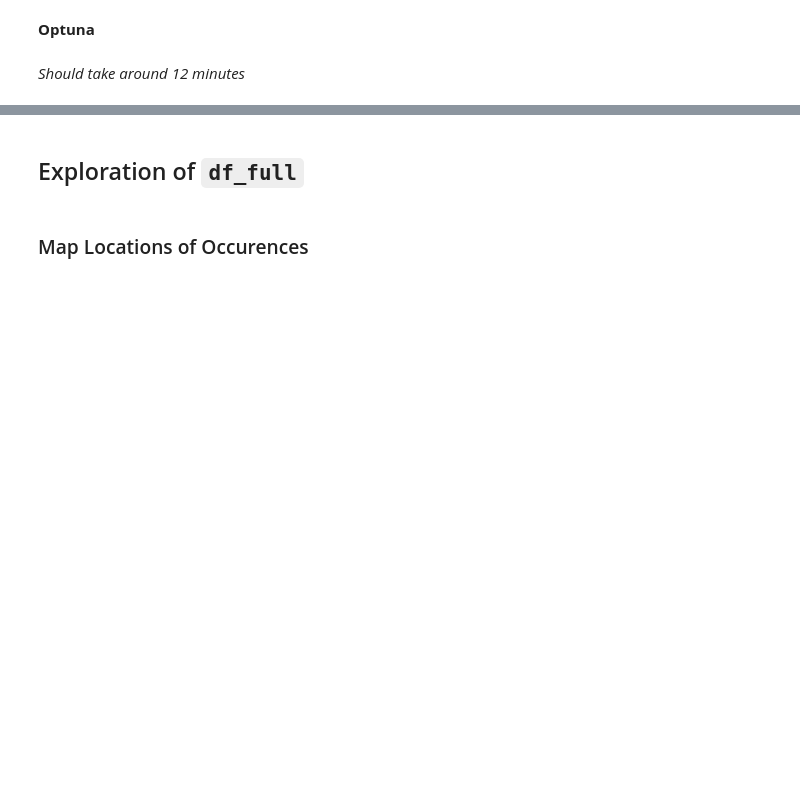
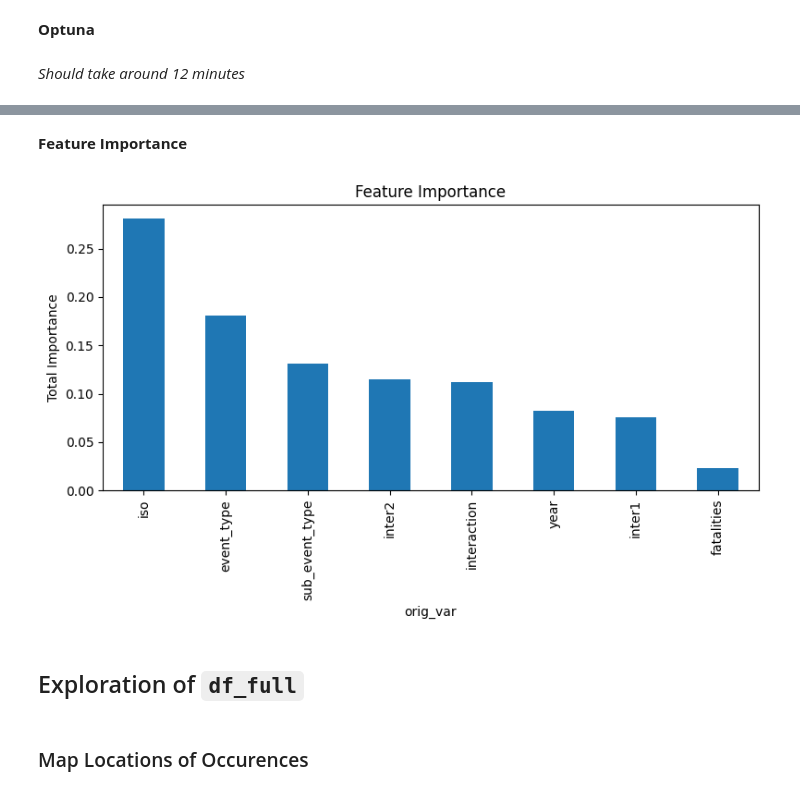
Before and after one commit to felipeq22/machine_learning_project, a Jupyter notebook: Other_Features.ipynb, the cells around one changed output, grey strips where cells are left out. Cells and saved outputs as stored; diff of their text form; code cells hidden in the pictures; blank space fills up the shorter version.

```diff
--- a/Other_Features.ipynb
+++ b/Other_Features.ipynb
@@ -183,7 +184,7 @@ selected_features = [
     'year', 'iso', 'longitude', 'latitude',
     'event_type', 'sub_event_type',
     'inter1', 'inter2', 'interaction',
-    'fatalities', 'event_id_cnty', 'target_group'
+    'fatalities', 'target_group'
 ]
 
 df_subset = df_full[selected_features].copy()
@@ -237,14 +234,8 @@ dtype: int64
-# %%
-target_map = {
-    'Women': 1,
-    'Health Worker': 2,
-    'Media': 3,
-    'Peacekeeper': 4
-}
-df_subset['target_group'] = df_subset['target_group'].map(target_map)
 # %% [markdown]
 **Test, Train, Validation Split**
 # %%
+label_encoder = LabelEncoder()
+
 X = df_subset.drop('target_group', axis=1)
-y = df_subset['target_group']
+y = label_encoder.fit_transform(df_subset['target_group'])
 # %%
@@ -357,3 +364,36 @@ vis.plot_parallel_coordinate(study).show()
+# %% [markdown]
+**Feature Importance**
+# %%
+cat_features = preprocessor.named_transformers_['cat'].get_feature_names_out(categorical_features)
+num_features = numerical_features
+feature_names = np.concatenate([cat_features, num_features])
+
+importances = rf_optuna.feature_importances_
+
+# Map each feature to its original variable
+def get_original_var(name):
+    for var in categorical_features:
+        if name.startswith(var + '_'):
+            return var
+    if name in numerical_features:
+        return name
+    return 'other'
+
+orig_vars = [get_original_var(f) for f in feature_names]
+
+# Aggregate importances by original variable
+df_imp = pd.DataFrame({'feature': feature_names, 'importance': importances, 'orig_var': orig_vars})
+agg_imp = df_imp.groupby('orig_var')['importance'].sum().sort_values(ascending=False)
+
+# Plot
+plt.figure(figsize=(8,5))
+agg_imp.plot(kind='bar')
+plt.title("Feature Importance")
+plt.ylabel("Total Importance")
+plt.tight_layout()
+plt.show()
+# %% [output]
+[figure, added]
 # %% [markdown]
 ## Exploration of `df_full`
 # %% [markdown]
```
Also changed, not shown: parts of 9 cells of this notebook.
